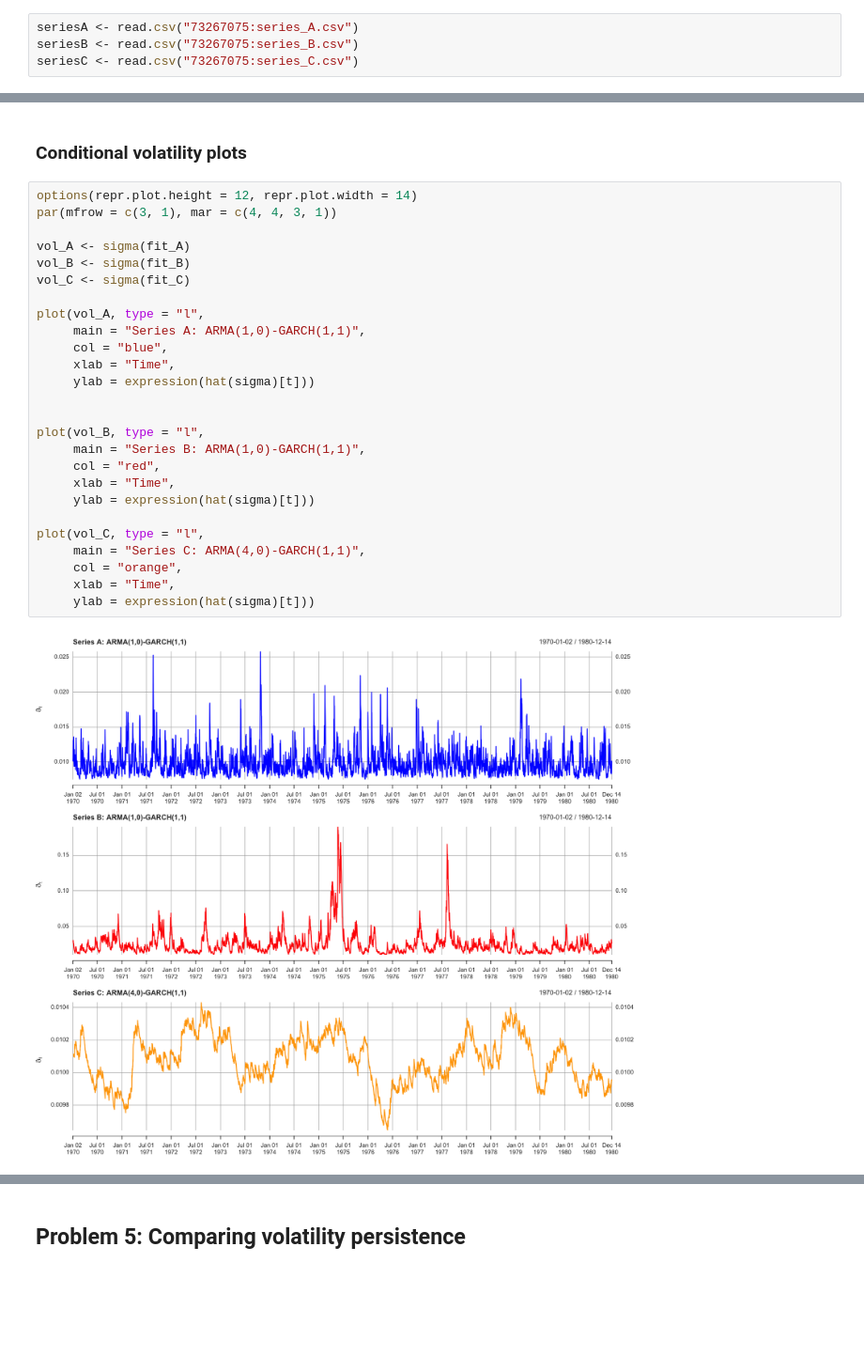
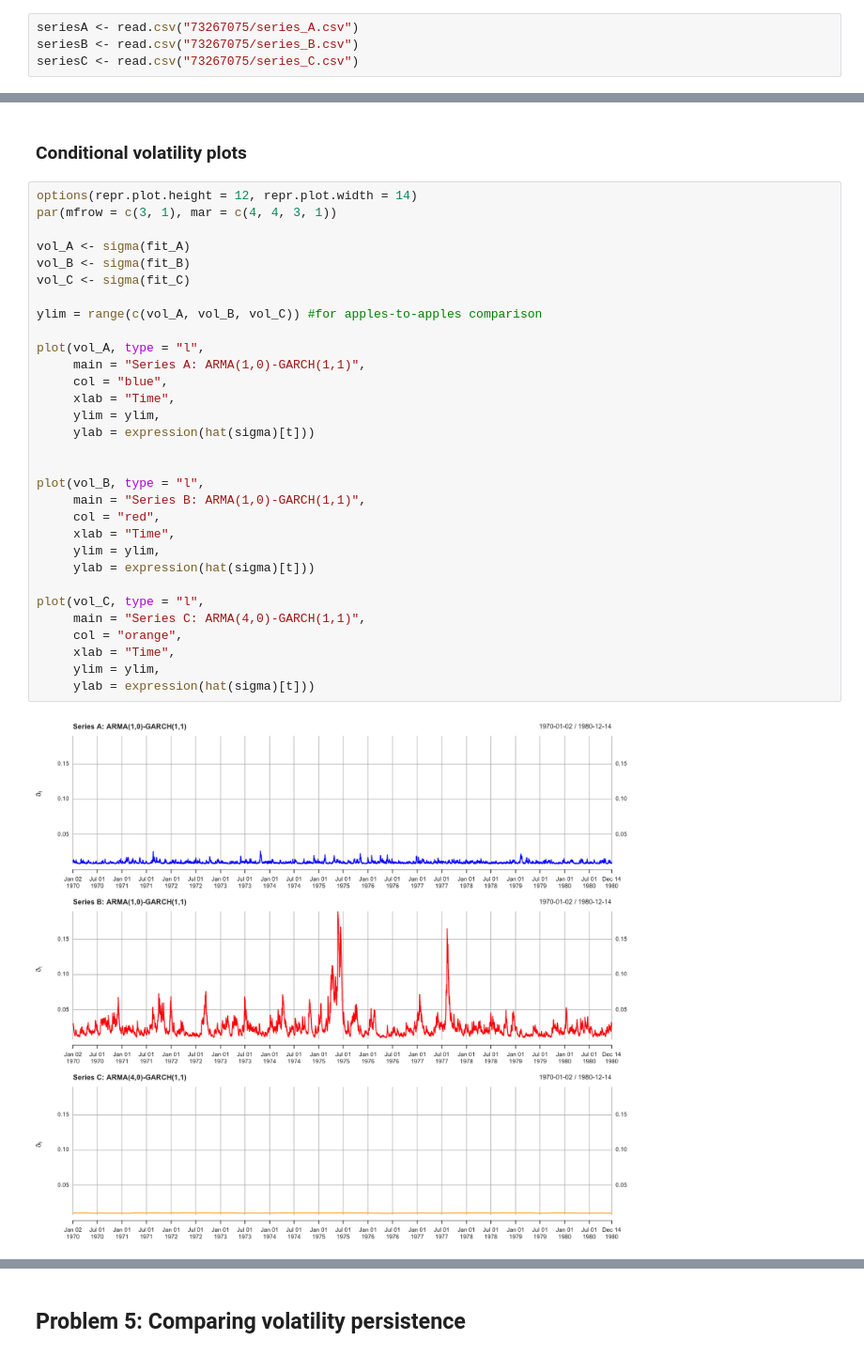
Before and after one commit to mildemx/FE1_Homeworks, a Jupyter notebook: HMW2/F_Econ_HW2_Final_Draft.ipynb, the cells around one changed output, grey strips where cells are left out. Shown at 94% size. Cells and saved outputs as stored; diff of their text form; blank space fills up the shorter version.

```diff
--- a/HMW2/F_Econ_HW2_Final_Draft.ipynb
+++ b/HMW2/F_Econ_HW2_Final_Draft.ipynb
@@ -33,9 +33,9 @@ The following objects are masked from ‘package:base’:
 
 Loading required package: parallel
 # %%
-seriesA <- read.csv("73267075:series_A.csv")
-seriesB <- read.csv("73267075:series_B.csv")
-seriesC <- read.csv("73267075:series_C.csv")
+seriesA <- read.csv("73267075/series_A.csv")
+seriesB <- read.csv("73267075/series_B.csv")
+seriesC <- read.csv("73267075/series_C.csv")
 # %% [markdown]
 ## Problem 1: Preliminary analysis
 # %%
@@ -903,31 +932,36 @@ Elapsed time : 0.1193311
 # %%
 options(repr.plot.height = 12, repr.plot.width = 14)
 par(mfrow = c(3, 1), mar = c(4, 4, 3, 1))
 
 vol_A <- sigma(fit_A)
 vol_B <- sigma(fit_B)
 vol_C <- sigma(fit_C)
 
+ylim = range(c(vol_A, vol_B, vol_C)) #for apples-to-apples comparison
+
 plot(vol_A, type = "l",
      main = "Series A: ARMA(1,0)-GARCH(1,1)",
      col = "blue",
      xlab = "Time",
+     ylim = ylim,
      ylab = expression(hat(sigma)[t]))
 
 
 plot(vol_B, type = "l",
      main = "Series B: ARMA(1,0)-GARCH(1,1)",
      col = "red",
      xlab = "Time",
+     ylim = ylim,
      ylab = expression(hat(sigma)[t]))
 
 plot(vol_C, type = "l",
      main = "Series C: ARMA(4,0)-GARCH(1,1)",
      col = "orange",
      xlab = "Time",
+     ylim = ylim,
      ylab = expression(hat(sigma)[t]))
 # %% [output]
-[figure, old version]
+[figure, new version]
 # %% [markdown]
 ### Conditional volatility dynamics
 
```
Also changed, not shown: parts of 37 cells of this notebook, 3 other files.
